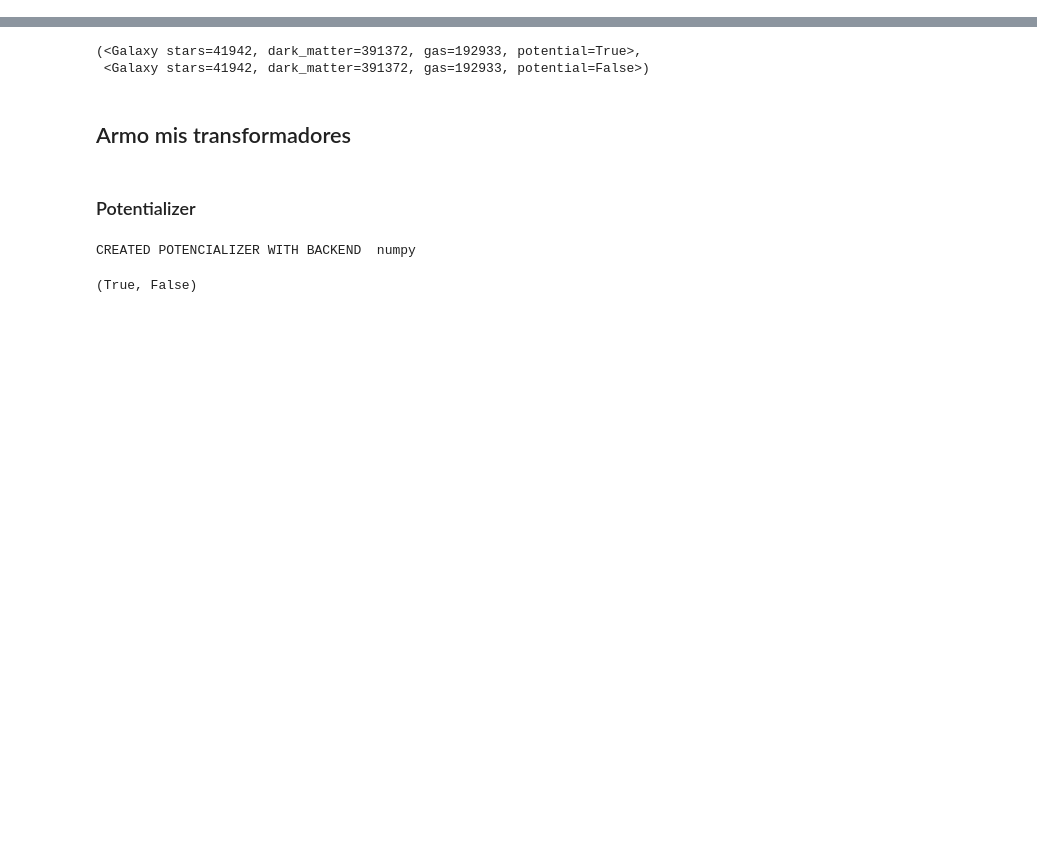
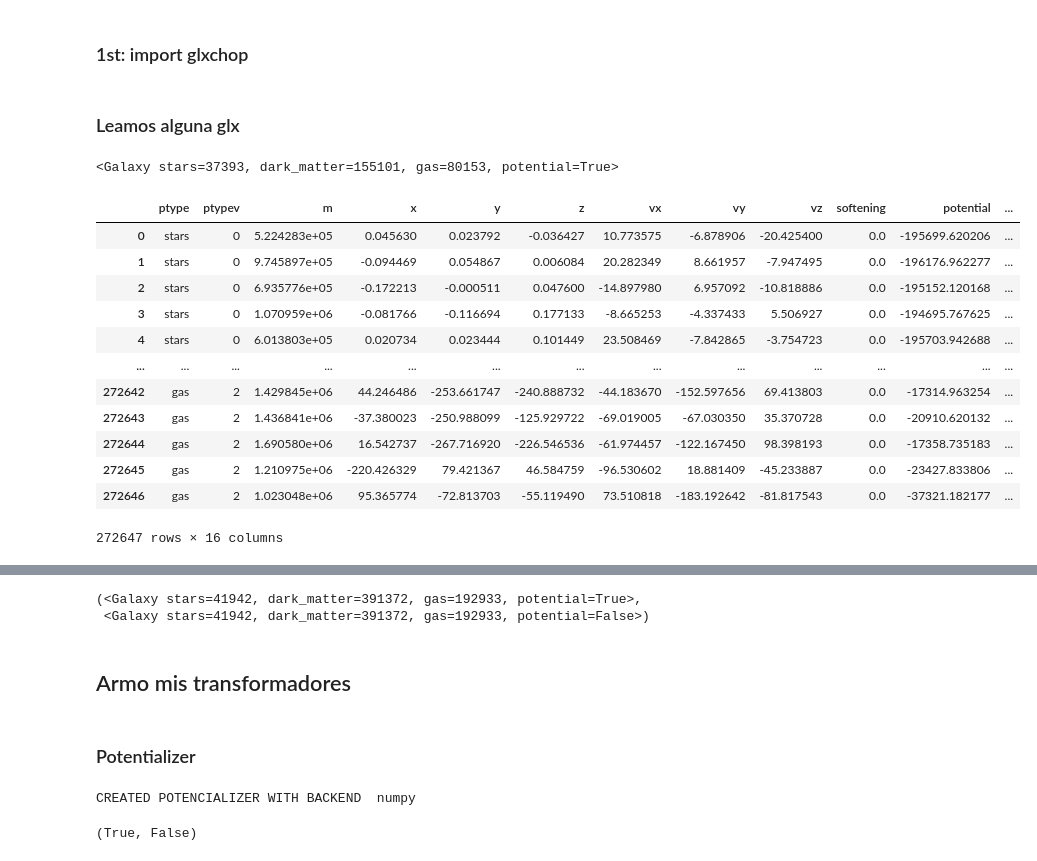
Before and after one commit to BrunoCeliz/galaxy-chop, a Jupyter notebook: draft/Galaxychop_tutorial.ipynb, the cells around one changed output, grey strips where cells are left out. Drawn from its saved outputs; the diff is of its cells as text; code cells hidden in the pictures; blank space fills up the shorter version.

```diff
--- a/draft/Galaxychop_tutorial.ipynb
+++ b/draft/Galaxychop_tutorial.ipynb
@@ -3 +3,3 @@
+# %% [markdown]
+### 1st: import glxchop
 # %%
@@ -11,0 +8,25 @@ import galaxychop as gchop
+# %% [markdown]
+### Leamos alguna glx
+# %%
+gal = gchop.io.read_hdf5("../tests/datasets/gal394242.h5")
+gal
+# %% [output]
+<Galaxy stars=37393, dark_matter=155101, gas=80153, potential=True>
+# %%
+# Si la quiero como dataframe (check both forms)
+df_gal = gal.to_dataframe()
+df_gal
+# %% [output]
+|  | ptype | ptypev | m | x | y | z | vx | vy | vz | softening | potential | ... |
+| 0 | stars | 0 | 5.224283e+05 | 0.045630 | 0.023792 | -0.036427 | 10.773575 | -6.878906 | -20.425400 | 0.0 | -195699.620206 | ... |
+| 1 | stars | 0 | 9.745897e+05 | -0.094469 | 0.054867 | 0.006084 | 20.282349 | 8.661957 | -7.947495 | 0.0 | -196176.962277 | ... |
+| 2 | stars | 0 | 6.935776e+05 | -0.172213 | -0.000511 | 0.047600 | -14.897980 | 6.957092 | -10.818886 | 0.0 | -195152.120168 | ... |
+| 3 | stars | 0 | 1.070959e+06 | -0.081766 | -0.116694 | 0.177133 | -8.665253 | -4.337433 | 5.506927 | 0.0 | -194695.767625 | ... |
+| 4 | stars | 0 | 6.013803e+05 | 0.020734 | 0.023444 | 0.101449 | 23.508469 | -7.842865 | -3.754723 | 0.0 | -195703.942688 | ... |
+| ... | ... | ... | ... | ... | ... | ... | ... | ... | ... | ... | ... | ... |
+| 272642 | gas | 2 | 1.429845e+06 | 44.246486 | -253.661747 | -240.888732 | -44.183670 | -152.597656 | 69.413803 | 0.0 | -17314.963254 | ... |
+| 272643 | gas | 2 | 1.436841e+06 | -37.380023 | -250.988099 | -125.929722 | -69.019005 | -67.030350 | 35.370728 | 0.0 | -20910.620132 | ... |
+| 272644 | gas | 2 | 1.690580e+06 | 16.542737 | -267.716920 | -226.546536 | -61.974457 | -122.167450 | 98.398193 | 0.0 | -17358.735183 | ... |
+| 272645 | gas | 2 | 1.210975e+06 | -220.426329 | 79.421367 | 46.584759 | -96.530602 | 18.881409 | -45.233887 | 0.0 | -23427.833806 | ... |
+| 272646 | gas | 2 | 1.023048e+06 | 95.365774 | -72.813703 | -55.119490 | 73.510818 | -183.192642 | -81.817543 | 0.0 | -37321.182177 | ... |
+272647 rows × 16 columns
```
Also changed, not shown: parts of 10 cells of this notebook, 3 other files.
